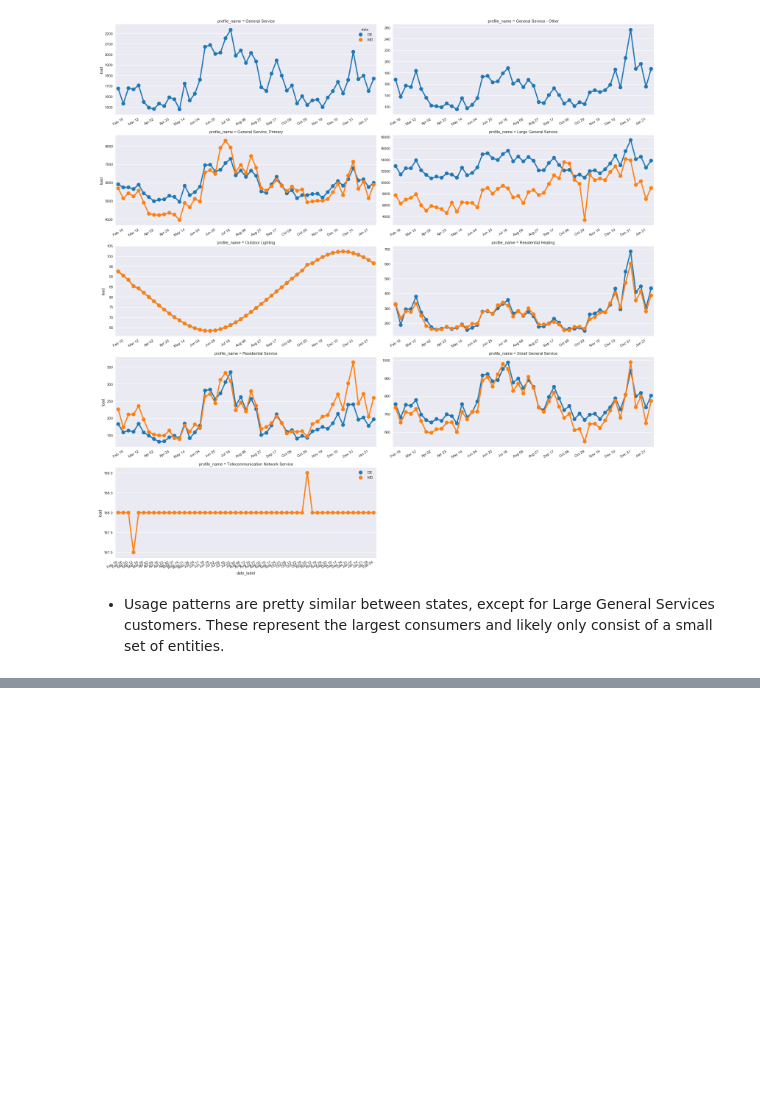
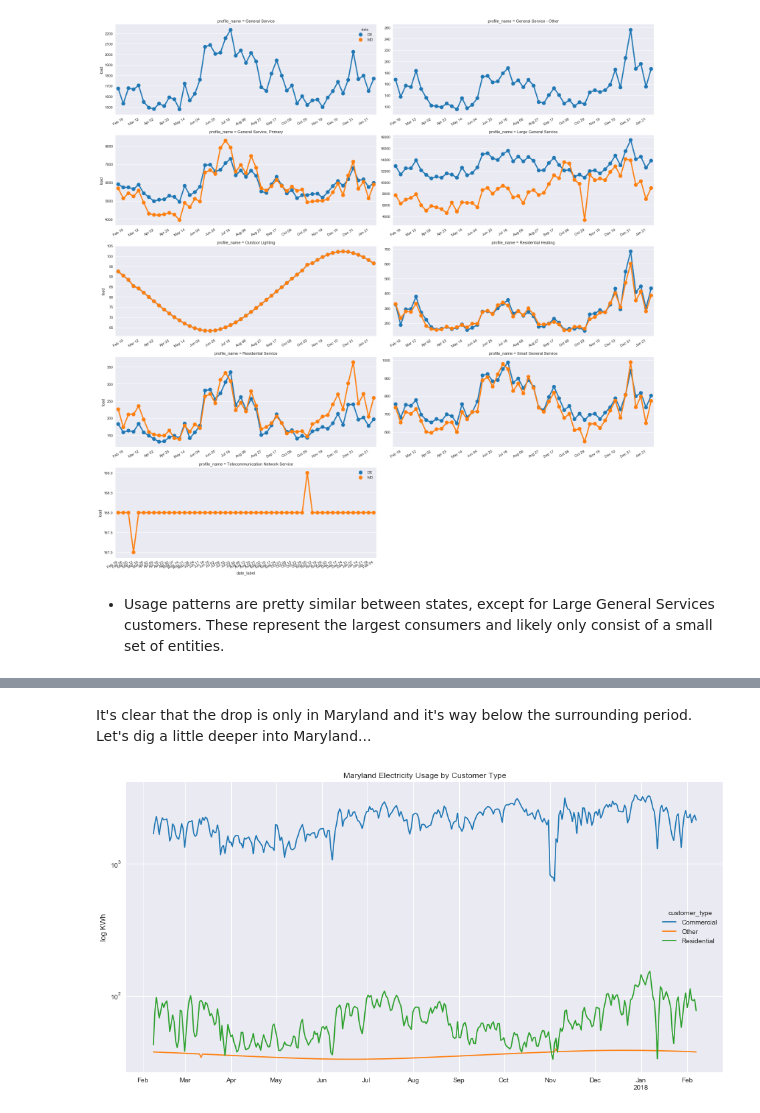
Before and after one commit to dgoodman1/delmarva-electricity-EDA, a Jupyter notebook: 02 - Delmarva Load Profiles - Visualizing the Data.ipynb, the cells around one changed output, grey strips where cells are left out. Drawn from its saved outputs; the diff is of its cells as text; code cells hidden in the pictures; blank space fills up the shorter version.

```diff
--- a/02 - Delmarva Load Profiles - Visualizing the Data.ipynb
+++ b/02 - Delmarva Load Profiles - Visualizing the Data.ipynb
@@ -147,0 +162,11 @@ plt.tight_layout();
+# %% [markdown]
+It's clear that the drop is only in Maryland and it's way below the surrounding period.  Let's dig a little deeper into Maryland...
+# %%
+title = 'Maryland Electricity Usage by Customer Type'
+md = lp_tidy.query('state == "MD"')
+md_agg = md.groupby(['date', 'customer_type'])['load'].sum().unstack()
+ax = md_agg.plot(figsize=(16, 8), logy=True, title=title)
+ax.set_ylabel('log KWh')
+ax.set_xlabel('');
+# %% [output]
+[figure, added]
```
Also changed, not shown: parts of 28 cells of this notebook.
